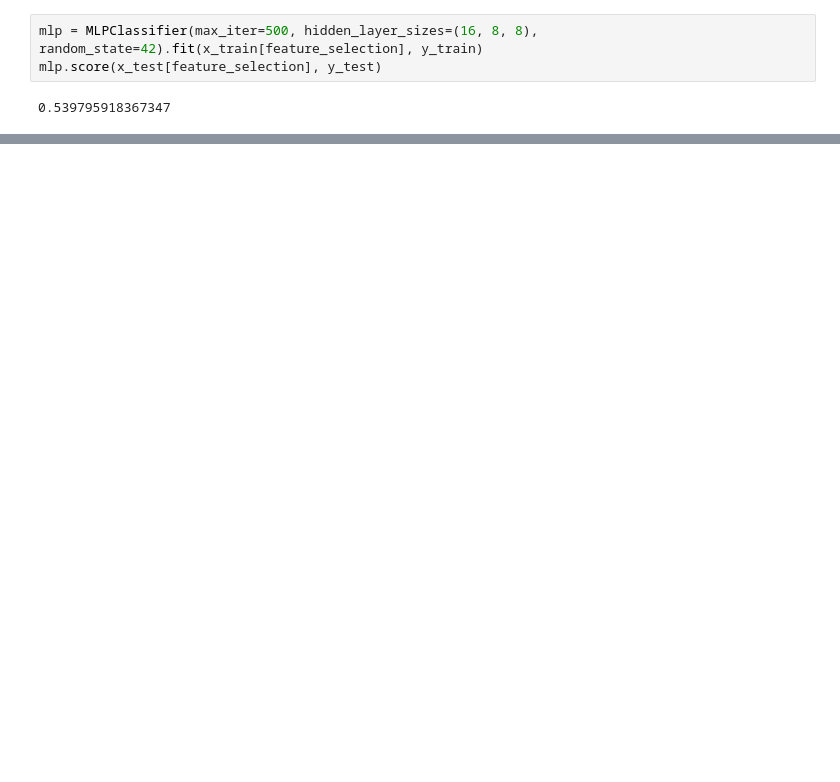
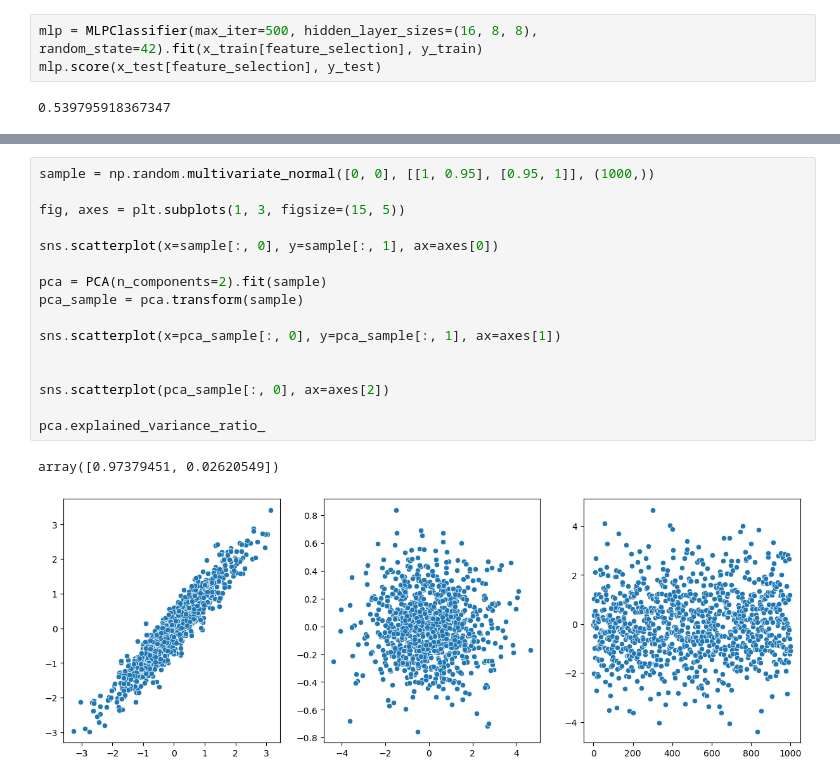
Before and after one commit to Janko-dev/ml_notebooks, a Jupyter notebook: notebooks/dimensionality_reduction.ipynb, the cells around one changed output, grey strips where cells are left out. Cells and saved outputs as stored; diff of their text form; blank space fills up the shorter version.

```diff
--- a/notebooks/dimensionality_reduction.ipynb
+++ b/notebooks/dimensionality_reduction.ipynb
@@ -121,0 +178,19 @@ mlp.score(x_test[feature_selection], y_test)
+# %%
+sample = np.random.multivariate_normal([0, 0], [[1, 0.95], [0.95, 1]], (1000,))
+
+fig, axes = plt.subplots(1, 3, figsize=(15, 5))
+
+sns.scatterplot(x=sample[:, 0], y=sample[:, 1], ax=axes[0])
+
+pca = PCA(n_components=2).fit(sample)
+pca_sample = pca.transform(sample)
+
+sns.scatterplot(x=pca_sample[:, 0], y=pca_sample[:, 1], ax=axes[1])
+
+
+sns.scatterplot(pca_sample[:, 0], ax=axes[2])
+
+pca.explained_variance_ratio_
+# %% [output]
+array([0.97379451, 0.02620549])
+[figure, added]
```
Also changed, not shown: parts of 8 cells of this notebook.
